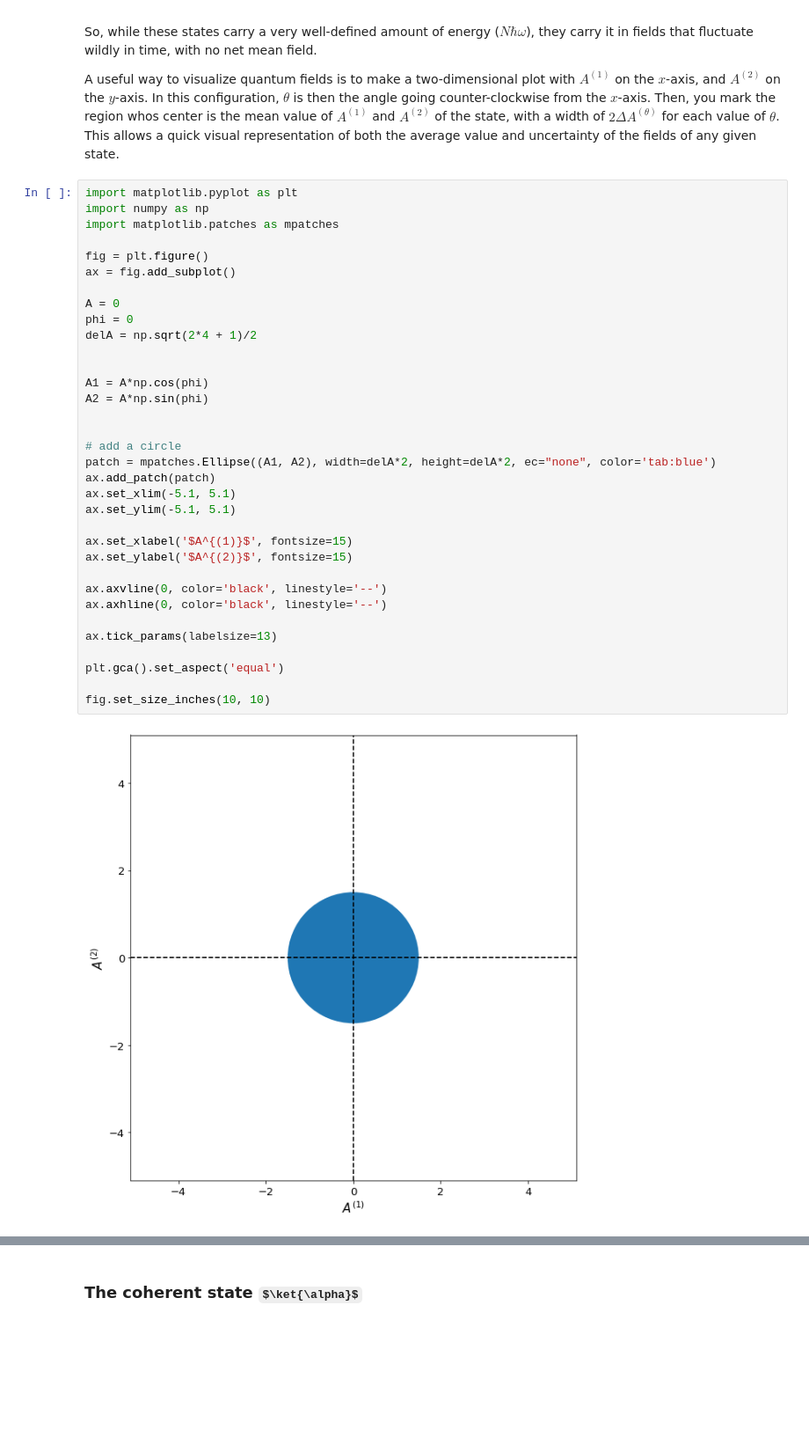
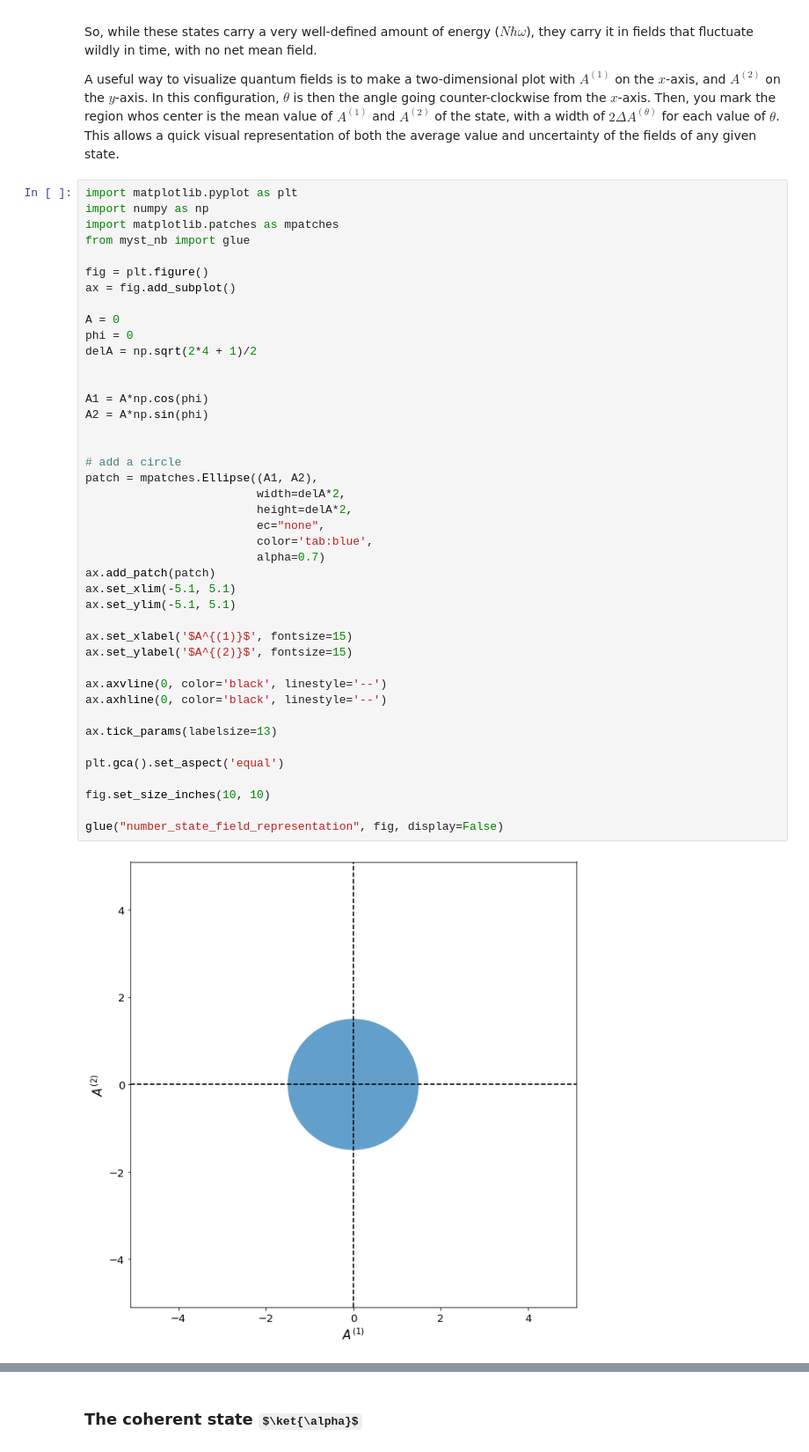
Before and after one commit to dkeathley/6.2410-lab, a Jupyter notebook: chapter-XX-quantum-optics-basics.ipynb, the cells around one changed output, grey strips where cells are left out. Shown at 88% size. Saved outputs shown, nothing was run; the diff lists cells and outputs as text; some formulas as TeX source; blank space fills up the shorter version.

Commit message:
Added interference chapters with draft figures

```diff
--- a/chapter-XX-quantum-optics-basics.ipynb
+++ b/chapter-XX-quantum-optics-basics.ipynb
@@ -160,35 +160,43 @@ A useful way to visualize quantum fields is to make a two-dimensional plot with
 import matplotlib.pyplot as plt
 import numpy as np
 import matplotlib.patches as mpatches
+from myst_nb import glue
 
 fig = plt.figure()
 ax = fig.add_subplot()
 
 A = 0
 phi = 0
 delA = np.sqrt(2*4 + 1)/2
 
 
 A1 = A*np.cos(phi)
 A2 = A*np.sin(phi)
 
 
 # add a circle
-patch = mpatches.Ellipse((A1, A2), width=delA*2, height=delA*2, ec="none", color='tab:blue')
+patch = mpatches.Ellipse((A1, A2),
+                         width=delA*2,
+                         height=delA*2,
+                         ec="none",
+                         color='tab:blue',
+                         alpha=0.7)
 ax.add_patch(patch)
 ax.set_xlim(-5.1, 5.1)
 ax.set_ylim(-5.1, 5.1)
 
 ax.set_xlabel('$A^{(1)}$', fontsize=15)
 ax.set_ylabel('$A^{(2)}$', fontsize=15)
 
 ax.axvline(0, color='black', linestyle='--')
 ax.axhline(0, color='black', linestyle='--')
 
 ax.tick_params(labelsize=13)
 
 plt.gca().set_aspect('equal')
 
 fig.set_size_inches(10, 10)
+
+glue("number_state_field_representation", fig, display=False)
 # %% [output]
-[figure, old version]
+[figure, new version]
```
Also changed, not shown: parts of 7 cells of this notebook, 11 other files.
